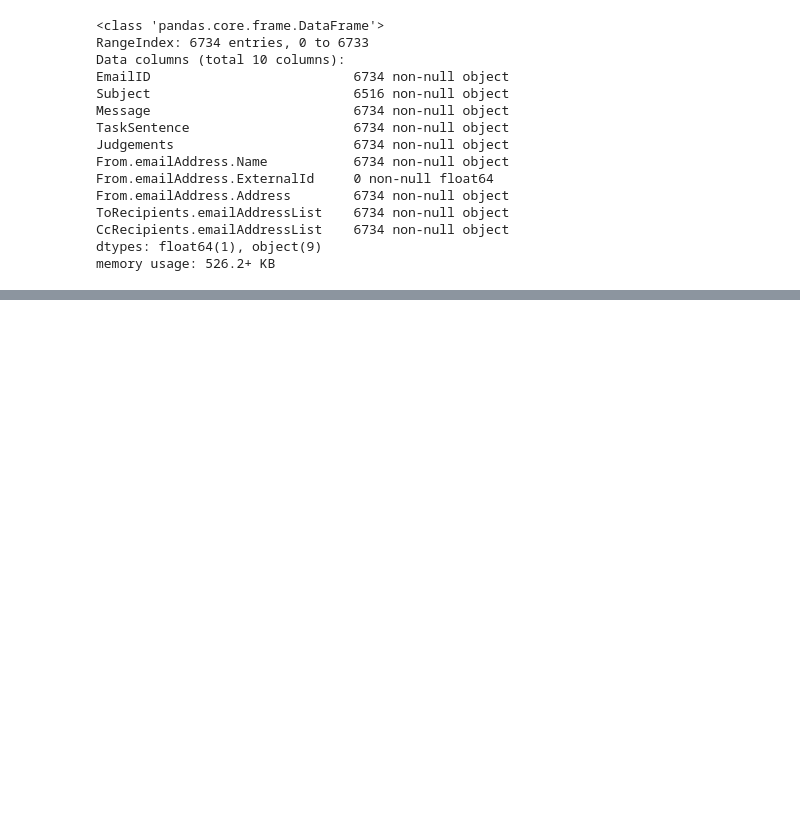
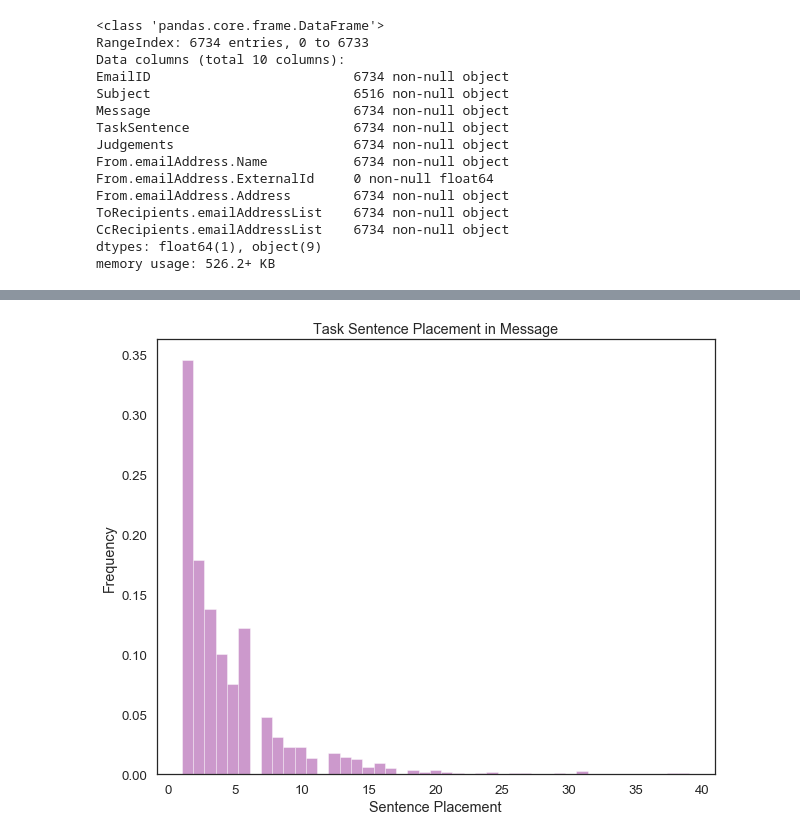
Before and after one commit to georgetao/extraction, a Jupyter notebook: notebooks/Content Selection EDA.ipynb, the cells around one changed output, grey strips where cells are left out. Saved outputs shown, nothing was run; the diff lists cells and outputs as text; code cells hidden in the pictures; blank space fills up the shorter version.

Commit message:
sentence placement + part of speech eda

```diff
--- a/notebooks/Content Selection EDA.ipynb
+++ b/notebooks/Content Selection EDA.ipynb
@@ -148,0 +181,28 @@ for word in message vocab,
+# %%
+# preprocess messages
+
+message_corpus = [sent_tokenize(no_number_preprocessor(m)) for m in epa_data["Message"]]
+task_corpus = [no_number_preprocessor(t) for t in epa_data["TaskSentence"]]
+# %%
+# find placement of the task sentence in the message
+
+sentence_order = []
+
+for message, task in zip(epa_data["Message"], epa_data["TaskSentence"]):
+    message_corpus = sent_tokenize(no_number_preprocessor(message))
+    task = no_number_preprocessor(task)
+    i = 0
+    for sentence in message_corpus:
+        if sentence == task:
+            sentence_order.append(i)
+            break;
+        i+=1
+# %%
+# plot task sentence placements
+
+sns.distplot(sentence_order, kde=False, norm_hist=True, color="purple")
+plt.title("Task Sentence Placement in Message")
+plt.xlabel("Sentence Placement")
+plt.ylabel("Frequency");
+# %% [output]
+[figure, added]
```
Also changed, not shown: parts of 16 cells of this notebook.
